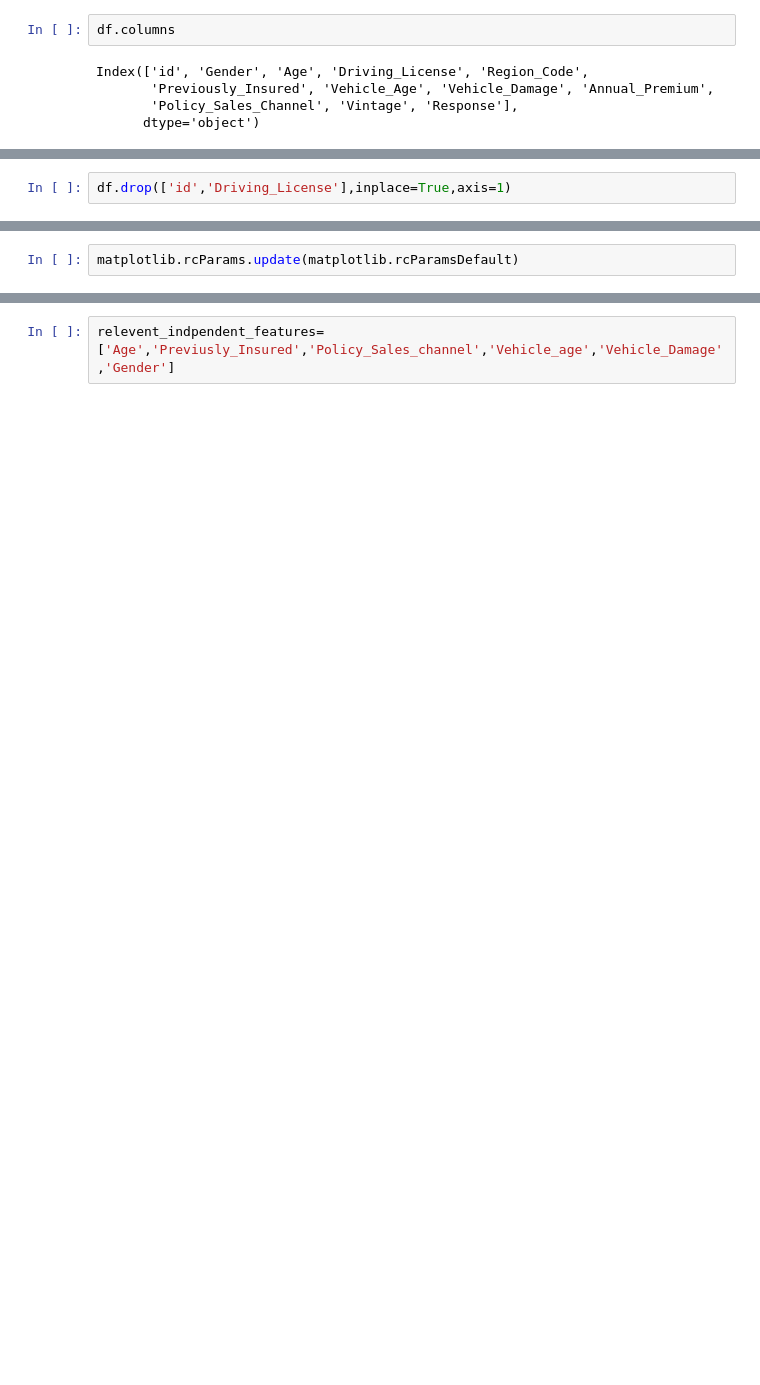
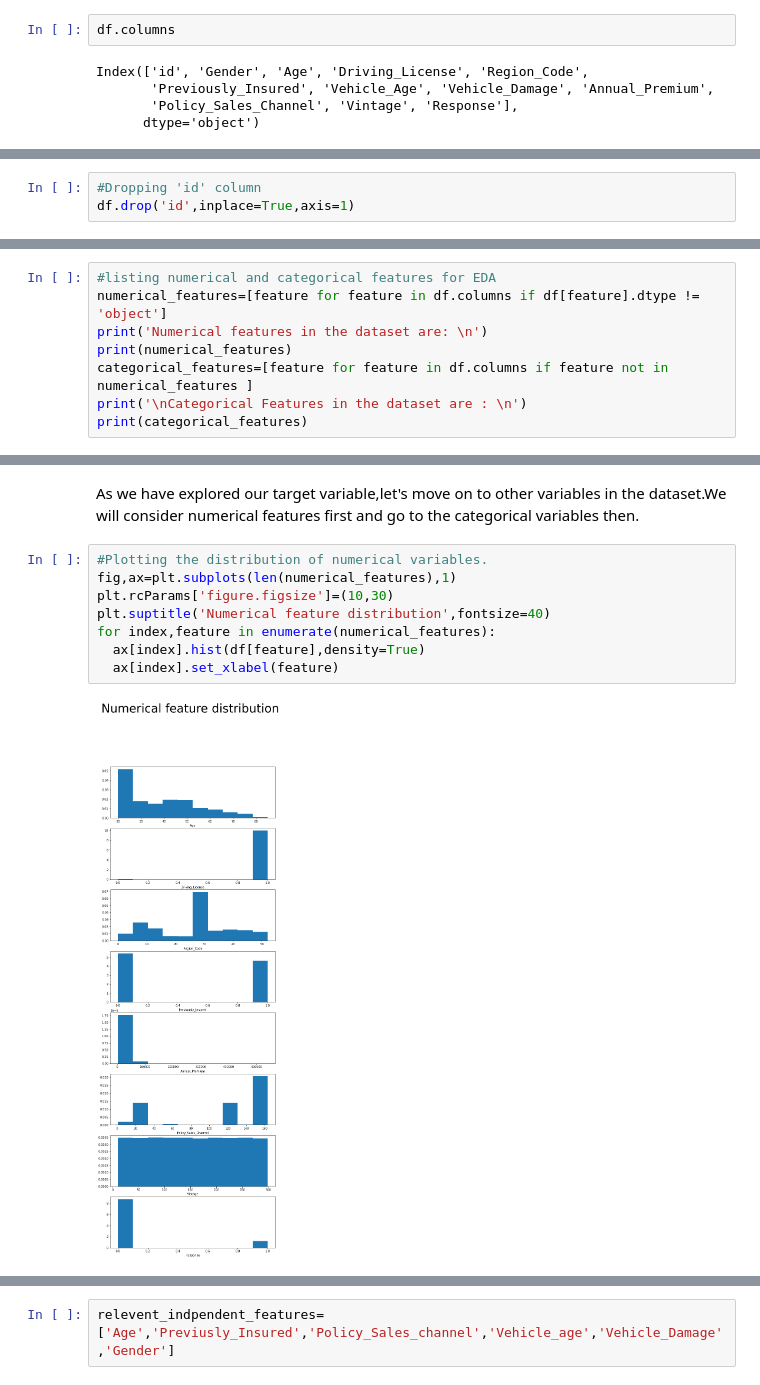
Before and after one commit to shiyasAli/Health-insurance-cross-sell-prediction, a Jupyter notebook: Copy_of_HEALTH_INSURANCE_CROSS_SELL_PREDICTION.ipynb, the cells around one changed output, grey strips where cells are left out. Saved outputs shown, nothing was run; the diff lists cells and outputs as text; blank space fills up the shorter version.

```diff
--- a/Copy_of_HEALTH_INSURANCE_CROSS_SELL_PREDICTION.ipynb
+++ b/Copy_of_HEALTH_INSURANCE_CROSS_SELL_PREDICTION.ipynb
@@ -157,2 +133,0 @@ fig.show()
-# %%
-df.drop(['id','Driving_License'],inplace=True,axis=1)
@@ -167,2 +133,0 @@ Name: Response, dtype: int64
-# %%
-matplotlib.rcParams.update(matplotlib.rcParamsDefault)
@@ -265,0 +136,3 @@ print(p)
+# %%
+#Dropping 'id' column
+df.drop('id',inplace=True,axis=1)
@@ -265,0 +169,8 @@ print(p)
+# %%
+#listing numerical and categorical features for EDA
+numerical_features=[feature for feature in df.columns if df[feature].dtype != 'object']
+print('Numerical features in the dataset are: \n')
+print(numerical_features)
+categorical_features=[feature for feature in df.columns if feature not in numerical_features ]
+print('\nCategorical Features in the dataset are : \n')
+print(categorical_features)
@@ -265,0 +201,12 @@ print(p)
+# %% [markdown]
+As we have explored our target variable,let's move on to other variables in the dataset.We will consider numerical features first and go to the categorical variables then.
+# %%
+#Plotting the distribution of numerical variables.
+fig,ax=plt.subplots(len(numerical_features),1)
+plt.rcParams['figure.figsize']=(10,30)
+plt.suptitle('Numerical feature distribution',fontsize=40)
+for index,feature in enumerate(numerical_features):
+  ax[index].hist(df[feature],density=True)
+  ax[index].set_xlabel(feature)
+# %% [output]
+[figure, added]
```
Also changed, not shown: parts of 89 cells of this notebook.
